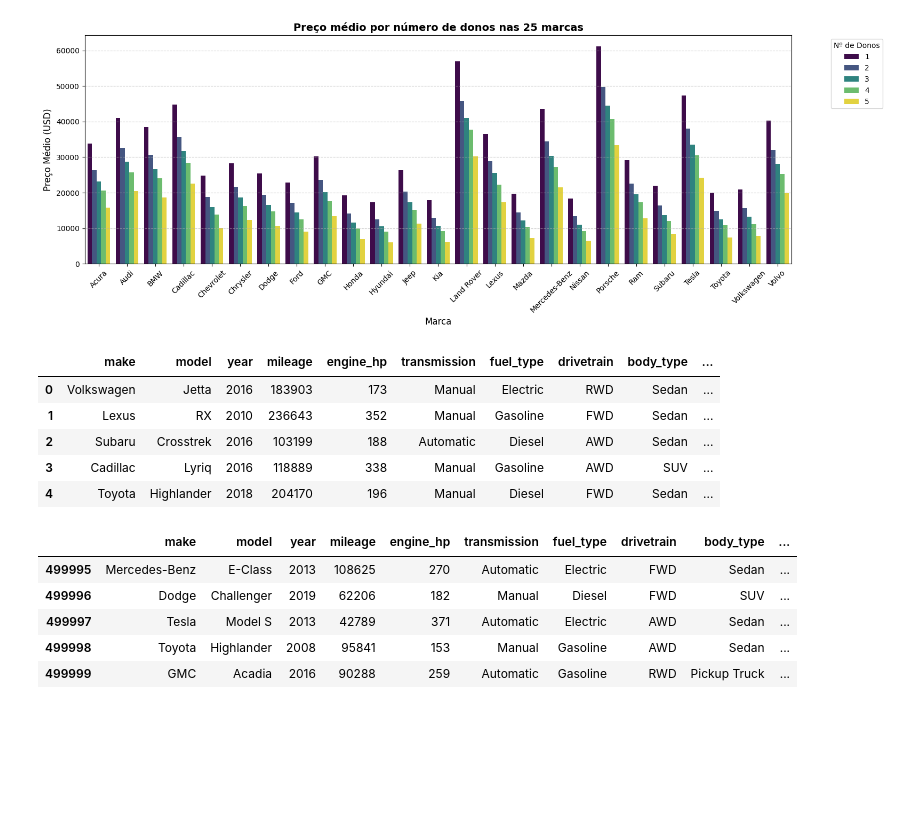
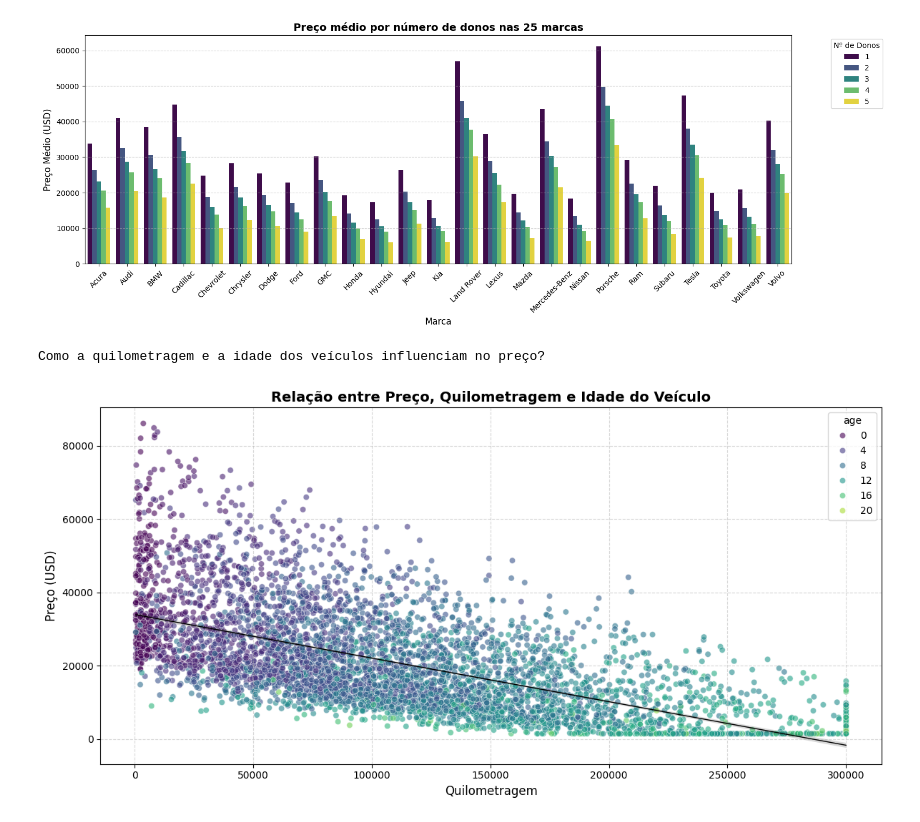
Before and after one commit to Erc-prog-xD/CienciaDeDados, a Jupyter notebook: notebooks/vehicle-notebook.ipynb, the cells around one changed output. Saved outputs shown, nothing was run; the diff lists cells and outputs as text; code cells hidden in the pictures; blank space fills up the shorter version.

Commit message:
Adição perguntas 2 e 3

```diff
--- a/notebooks/vehicle-notebook.ipynb
+++ b/notebooks/vehicle-notebook.ipynb
@@ -325,18 +328,48 @@ plt.show()
 # %% [output]
 Qual o preço medio dos veiculos, em relação a marca, quantidade de donos e preço
 [figure]
-# %%
-display(df.head(5), df.tail(5))
-# %% [output]
-|  | make | model | year | mileage | engine_hp | transmission | fuel_type | drivetrain | body_type | ... |
-| 0 | Volkswagen | Jetta | 2016 | 183903 | 173 | Manual | Electric | RWD | Sedan | ... |
-| 1 | Lexus | RX | 2010 | 236643 | 352 | Manual | Gasoline | FWD | Sedan | ... |
-| 2 | Subaru | Crosstrek | 2016 | 103199 | 188 | Automatic | Diesel | AWD | Sedan | ... |
-| 3 | Cadillac | Lyriq | 2016 | 118889 | 338 | Manual | Gasoline | AWD | SUV | ... |
-| 4 | Toyota | Highlander | 2018 | 204170 | 196 | Manual | Diesel | FWD | Sedan | ... |
-|  | make | model | year | mileage | engine_hp | transmission | fuel_type | drivetrain | body_type | ... |
-| 499995 | Mercedes-Benz | E-Class | 2013 | 108625 | 270 | Automatic | Electric | FWD | Sedan | ... |
-| 499996 | Dodge | Challenger | 2019 | 62206 | 182 | Manual | Diesel | FWD | SUV | ... |
-| 499997 | Tesla | Model S | 2013 | 42789 | 371 | Automatic | Electric | AWD | Sedan | ... |
-| 499998 | Toyota | Highlander | 2008 | 95841 | 153 | Manual | Gasoline | AWD | Sedan | ... |
-| 499999 | GMC | Acadia | 2016 | 90288 | 259 | Automatic | Gasoline | RWD | Pickup Truck | ... |
+# %%
+# =============================================================
+# PERGUNTA 2
+# =============================================================
+print("Como a quilometragem e a idade dos veículos influenciam no preço?")
+
+# === 1️⃣ Criar coluna de idade do veículo ===
+current_year = 2025
+df["age"] = current_year - df["year"]
+
+# === 2️⃣ Amostra para reduzir sobrecarga do gráfico ===
+sample_n = min(5000, len(df))
+df_sample = df.sample(sample_n, random_state=42)
+
+# === 3️⃣ Criar scatter plot (price x mileage) colorido por idade ===
+plt.figure(figsize=(12,6))
+sns.scatterplot(
+    data=df_sample,
+    x="mileage",
+    y="price",
+    hue="age",
+    palette="viridis",
+    alpha=0.6
+)
+
+# Linha de tendência
+sns.regplot(
+    data=df_sample,
+    x="mileage",
+    y="price",
+    scatter=False,
+    color="black",
+    line_kws={"linewidth": 1}
+)
+
+plt.title("Relação entre Preço, Quilometragem e Idade do Veículo", fontsize=14, weight='bold')
+plt.xlabel("Quilometragem", fontsize=12)
+plt.ylabel("Preço (USD)", fontsize=12)
+plt.grid(axis='both', linestyle='--', alpha=0.5)
+
+plt.tight_layout()
+plt.show()
+# %% [output]
+Como a quilometragem e a idade dos veículos influenciam no preço?
+[figure, added]
```
Also changed, not shown: parts of 3 cells of this notebook, 11 other files.
